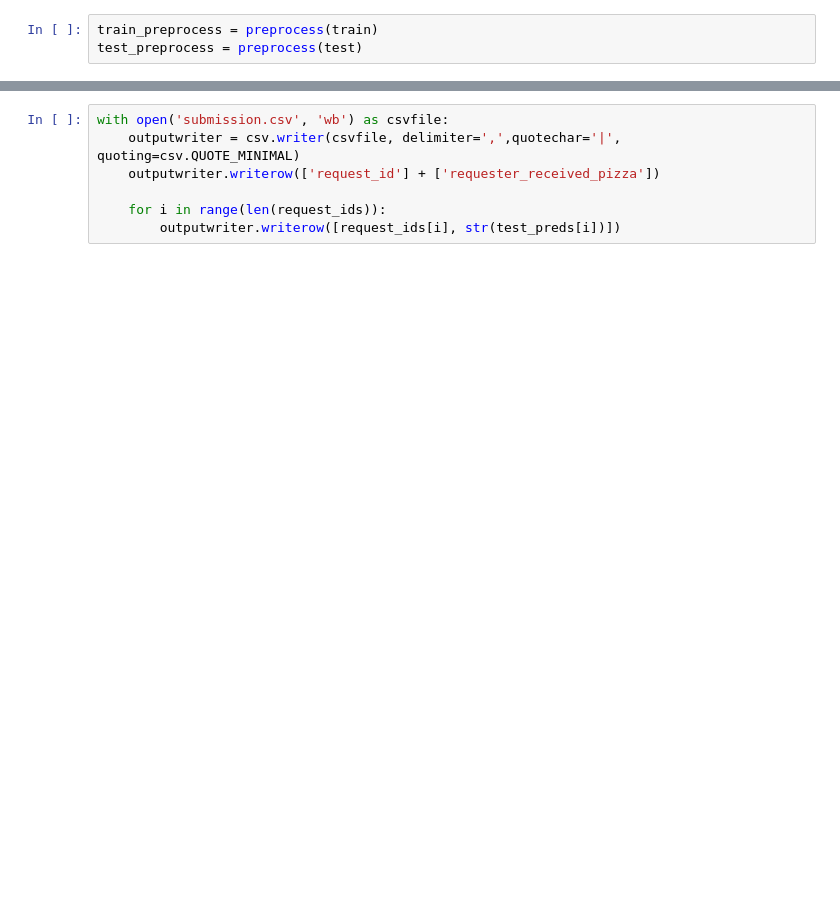
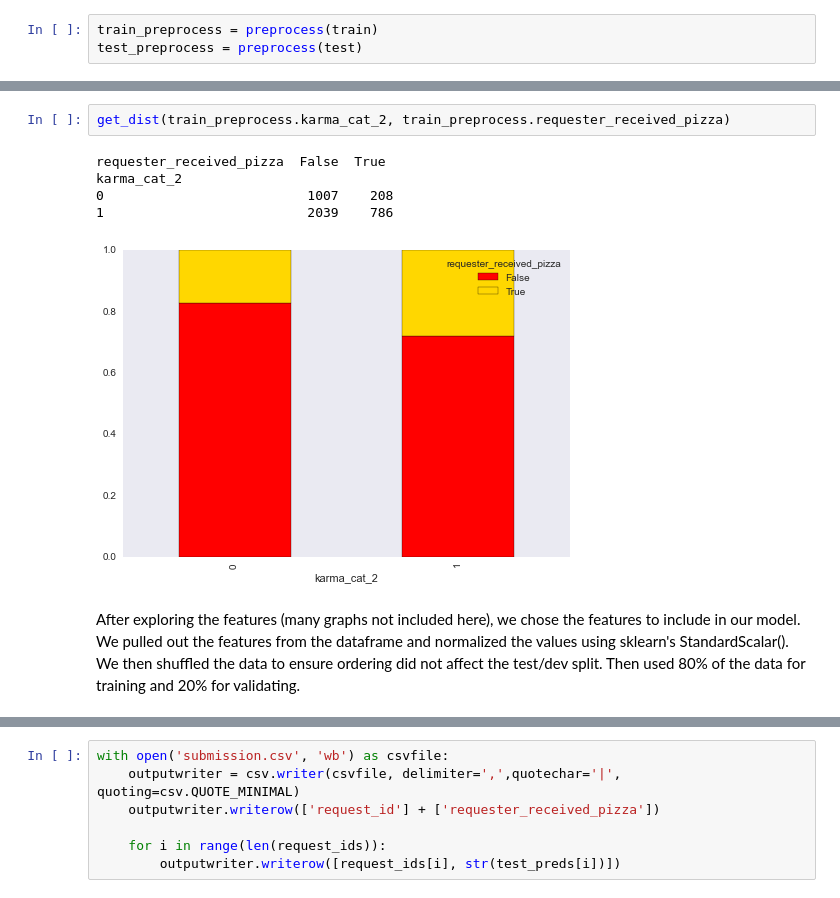
Before and after one commit to friehl/Pizza, a Jupyter notebook: train.ipynb, the cells around one changed output, grey strips where cells are left out. Cells and saved outputs as stored; diff of their text form; blank space fills up the shorter version.

Commit message:
final model

```diff
--- a/train.ipynb
+++ b/train.ipynb
@@ -233 +212,11 @@ afternoon
+# %%
+get_dist(train_preprocess.karma_cat_2, train_preprocess.requester_received_pizza)
+# %% [output]
+requester_received_pizza  False  True
+karma_cat_2
+0                          1007    208
+1                          2039    786
+[figure, added]
+# %% [markdown]
+After exploring the features (many graphs not included here), we chose the features to include in our model. We pulled out the features from the dataframe and normalized the values using sklearn's StandardScalar(). We then shuffled the data to ensure ordering did not affect the test/dev split. Then used 80% of the data for training and 20% for validating.
 # %%
```
Also changed, not shown: parts of 40 cells of this notebook.
